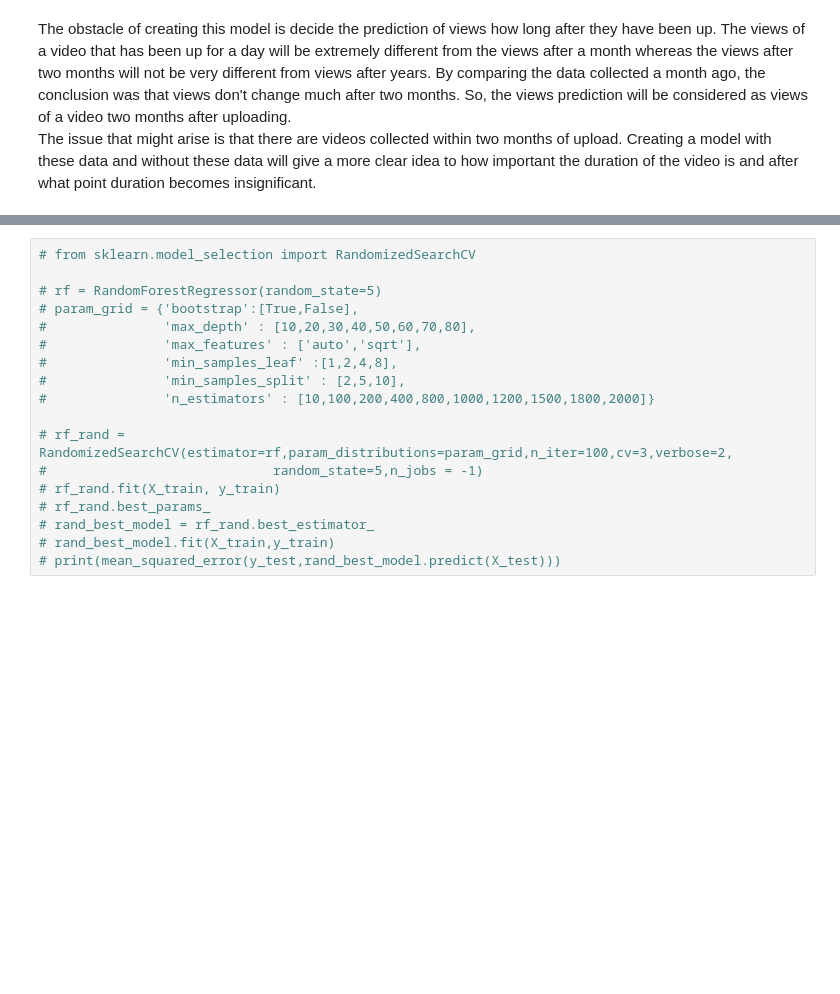
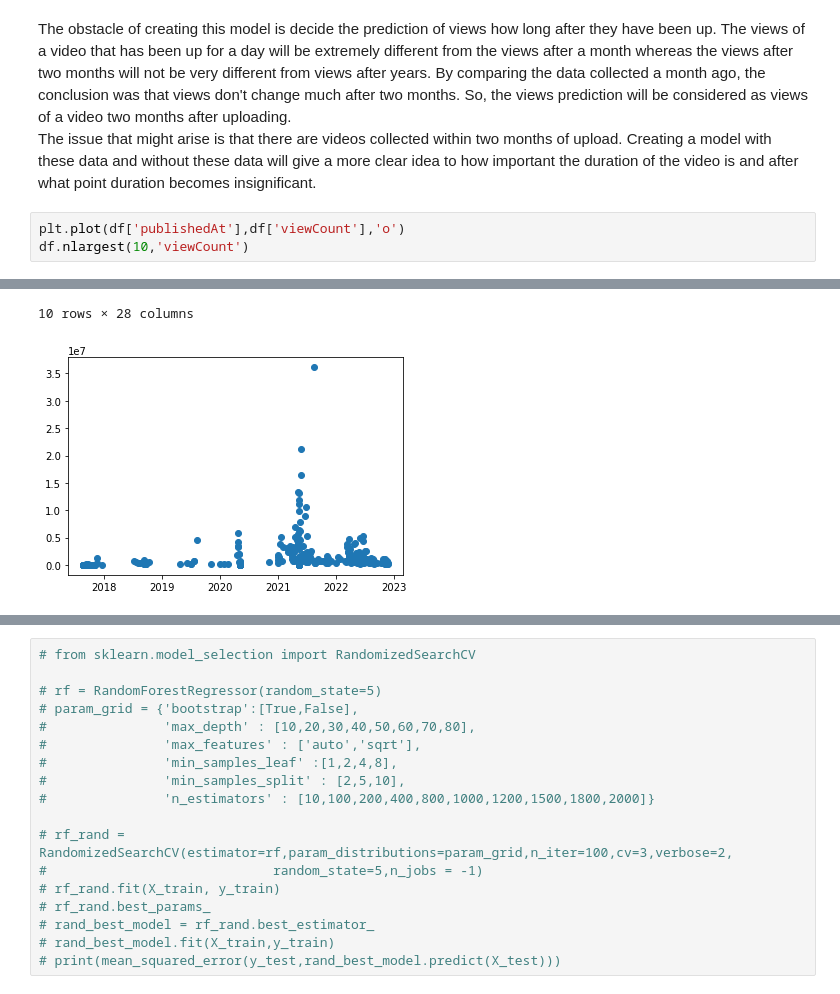
Before and after one commit to clara8043/kpop_youtube_views, a Jupyter notebook: views_analysis_modelling.ipynb, the cells around one changed output, grey strips where cells are left out. Drawn from its saved outputs; the diff is of its cells as text; blank space fills up the shorter version.

```diff
--- a/views_analysis_modelling.ipynb
+++ b/views_analysis_modelling.ipynb
@@ -372,3 +398,7 @@ df_j.corr()
 The obstacle of creating this model is decide the prediction of views how long after they have been up. The views of a video that has been up for a day will be extremely different from the views after a month whereas the views after two months will not be very different from views after years. By comparing the data collected a month ago, the conclusion was that views don't change much after two months. So, the views prediction will be considered as views of a video two months after uploading.
 <br>
 The issue that might arise is that there are videos collected within two months of upload. Creating a model with these data and without these data will give a more clear idea to how important the duration of the video is and after what point duration becomes insignificant.
+# %%
+plt.plot(df['publishedAt'],df['viewCount'],'o')
+df.nlargest(10,'viewCount')
+# %% [output]
@@ -374,0 +416,2 @@ The issue that might arise is that there are videos collected within two months
+10 rows × 28 columns
+[figure, added]
```
Also changed, not shown: parts of 17 cells of this notebook.
